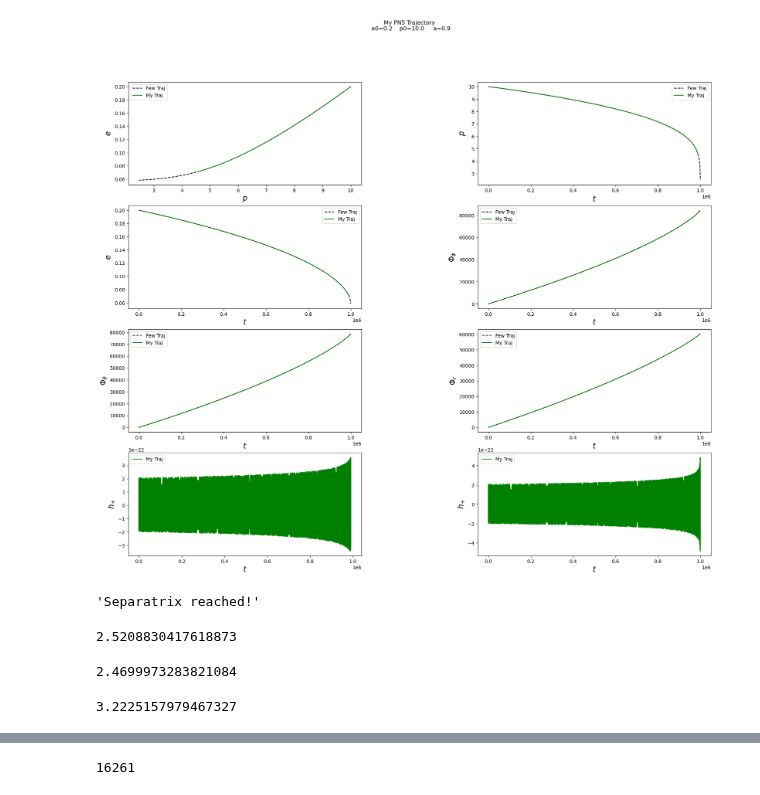
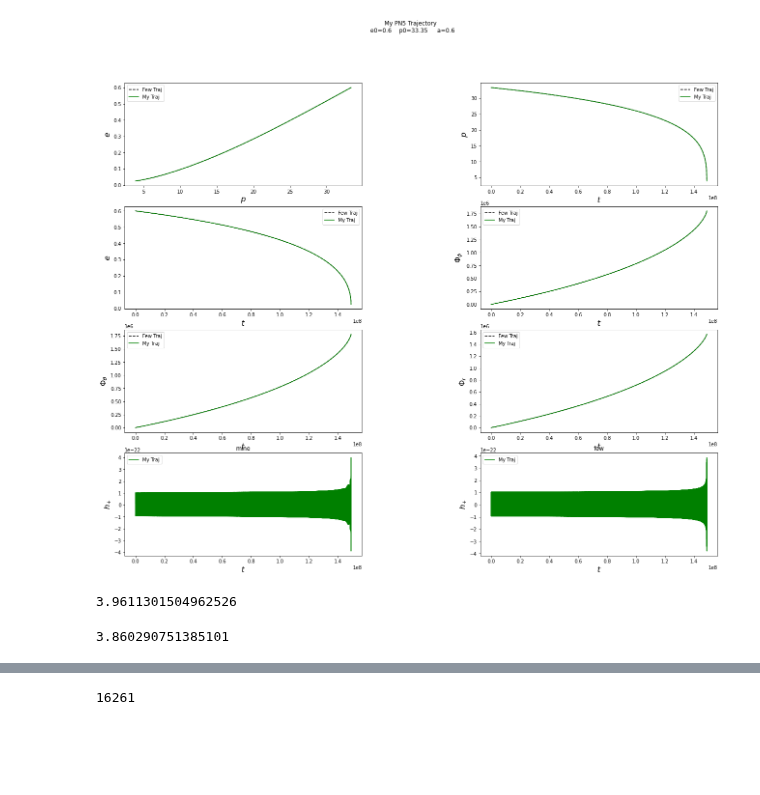
Before and after one commit to Shaun-F/GWGenerator, a Jupyter notebook: debugging/Debug_Script.ipynb, the cells around one changed output, grey strips where cells are left out. Saved outputs shown, nothing was run; the diff lists cells and outputs as text; code cells hidden in the pictures; blank space fills up the shorter version.

```diff
--- a/debugging/Debug_Script.ipynb
+++ b/debugging/Debug_Script.ipynb
@@ -16,7 +16,7 @@ import GWGen; from GWGen.WFGenerator import *
 from GWGen.Utils import *
 
 # set initial parameters
-M = 10000000.0
+M = 100000.0
 mu = 1e1
 a = .6
 e0 = 0.6
@@ -34,16 +34,17 @@ phiK = 0.8
 dist = 1.0
 mich = False
 dt = 15
-T = 8
+T = 6
 
-use_gpu = True
+use_gpu = False
 
 # keyword arguments for inspiral generator (RunKerrGenericPn5Inspiral)
 inspiral_kwargs = {
     "DENSE_STEPPING": 0,  # we want a sparsely sampled trajectory
     "max_init_len": int(1e4),  # all of the trajectories will be well under len = 1000
     "npoints":110,
-    "dense_output":False
+    "dense_output":False,
+    "func":"pn5"
 }
 
 # keyword arguments for summation generator (AAKSummation)
@@ -53,8 +54,10 @@ sum_kwargs = {
 }
 
 fewtraj = EMRIInspiral(func="pn5")
+fewwav = Pn5AAKWaveform(inspiral_kwargs=inspiral_kwargs, sum_kwargs=sum_kwargs, use_gpu=False)
 mytraj = PNTraj()
+mywav = EMRIWaveform(inspiral_kwargs=inspiral_kwargs, sum_kwargs=sum_kwargs, use_gpu=False)
 # %%
 # run trajectory
-#fewtrajdata = fewtraj(M, mu, a, p0, e0, Y0, T=T,dt=dt,**inspiral_kwargs)
+fewtrajdata = fewtraj(M, mu, a, p0, e0, Y0, T=T,dt=dt,**inspiral_kwargs)
 mytrajdata = mytraj(M,mu,a, p0,e0,Y0,T=T,**inspiral_kwargs)
@@ -85,7 +76,7 @@ for inx in range(len(dat[0])):
         print(dat[1][inx])
         print(err)
 # %%
-AAK = AAKWaveformBase(PNTraj, AAKSummation,inspiral_kwargs=inspiral_kwargs.copy(), sum_kwargs=sum_kwargs.copy(),use_gpu=use_gpu)
+AAK = AAKWaveformBase(EMRIInspiral, AAKSummation,inspiral_kwargs=inspiral_kwargs.copy(), sum_kwargs=sum_kwargs.copy(),use_gpu=use_gpu)
 # %%
 dat = tuple((np.require(i, dtype=np.float64, requirements="O") for i in fewtrajdata))
 num_modes_kept = nmodes = int(30 * e0)
@@ -103,51 +94,45 @@ mywf = AAK.create_waveform(dat[0], M, a,*dat[1:], mu, qS, phiS, qK, phiK, dist,
 fig, axes = plt.subplots(4, 2)
 plt.subplots_adjust(wspace=0.5)
 fig.set_size_inches(22, 18)
 axes = axes.ravel()
 ylabels = [r'$e$', r'$p$', r'$e$', r'$\Phi_\phi$', r'$\Phi_\theta$', r'$\Phi_r$', r'$h_{+}$',r'$h_{+}$']
 xlabels = [r'$p$', r'$t$',  r'$t$',  r'$t$',               r'$t$',                     r'$t$',            r'$t$',  r'$t$']
 datlabel = ["Few Traj",  "My Traj"]
 datcolors = ["black", "green", "blue", "yellow", "orange"]
 datstyle= ["dashed", "solid", "dashdot", "dotted"]
 xdata = [1,0,0,0,0,0]
 ydata = [2,1,2,4,5,6]
 for i, (ax, xlab, ylab) in enumerate(zip(axes, xlabels, ylabels)):
     if i<len(xdata):
         fx = fewtrajdata[xdata[i]]
         fy = fewtrajdata[ydata[i]]
         mx = mytrajdata[xdata[i]]
         my = mytrajdata[ydata[i]]
         ax.plot(fx,fy, label=datlabel[0],color=datcolors[0], linestyle=datstyle[0])
         ax.plot(mx,my, label=datlabel[1],color=datcolors[1], linestyle=datstyle[1])
     elif i==len(xdata):
-        mx = np.arange(len(mywf.get()))*dt
-        my = mywf.get().real
+        mx = np.arange(len(mywf))*dt
+        my = mywf.real
         ax.plot(mx,my, label=datlabel[1],color=datcolors[1], linestyle=datstyle[1])
+        ax.set_title("mine")
     else:
-        fx = np.arange(len(fewwf.get()))*dt
-        fy = fewwf.get().real
+        fx = np.arange(len(fewwf))*dt
+        fy = fewwf.real
         ax.plot(fx,fy, label=datlabel[1],color=datcolors[1], linestyle=datstyle[1])
+        ax.set_title("few")
 
 
     ax.set_xlabel(xlab, fontsize=16)
     ax.set_ylabel(ylab, fontsize=16)
     ax.legend()
 fig.suptitle("My PN5 Trajectory \n e0={0}    p0={1}     a={2}".format(e0,p0,a));
 # %% [output]
-[figure, old version]
+[figure, new version]
-# %%
-mytraj.exit_reason
-# %% [output]
-'Separatrix reached!'
-# %%
-mytraj.separatrix_cut
-# %% [output]
-2.5208830417618873
 # %%
 fewtrajdata[1][-1]
 # %% [output]
-2.4699973283821084
+3.9611301504962526
 # %%
 mytrajdata[1][-1]
 # %% [output]
-3.2225157979467327
+3.860290751385101
```
Also changed, not shown: parts of 5 cells of this notebook, 5 other files.
